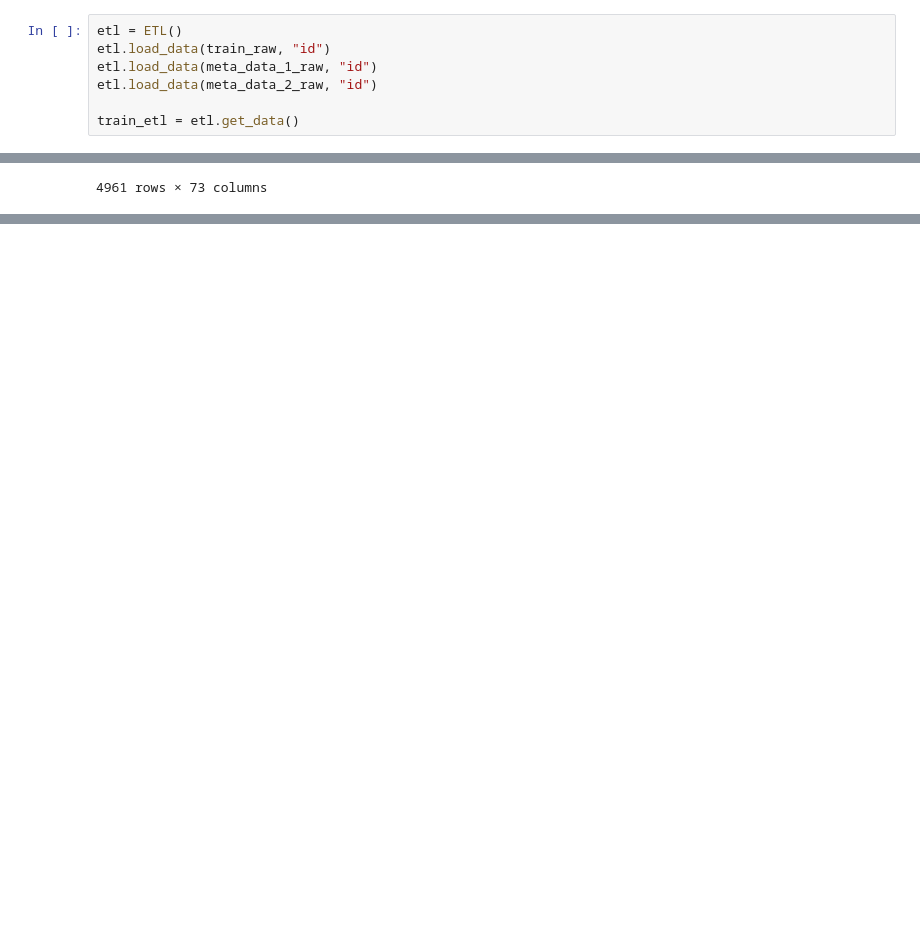
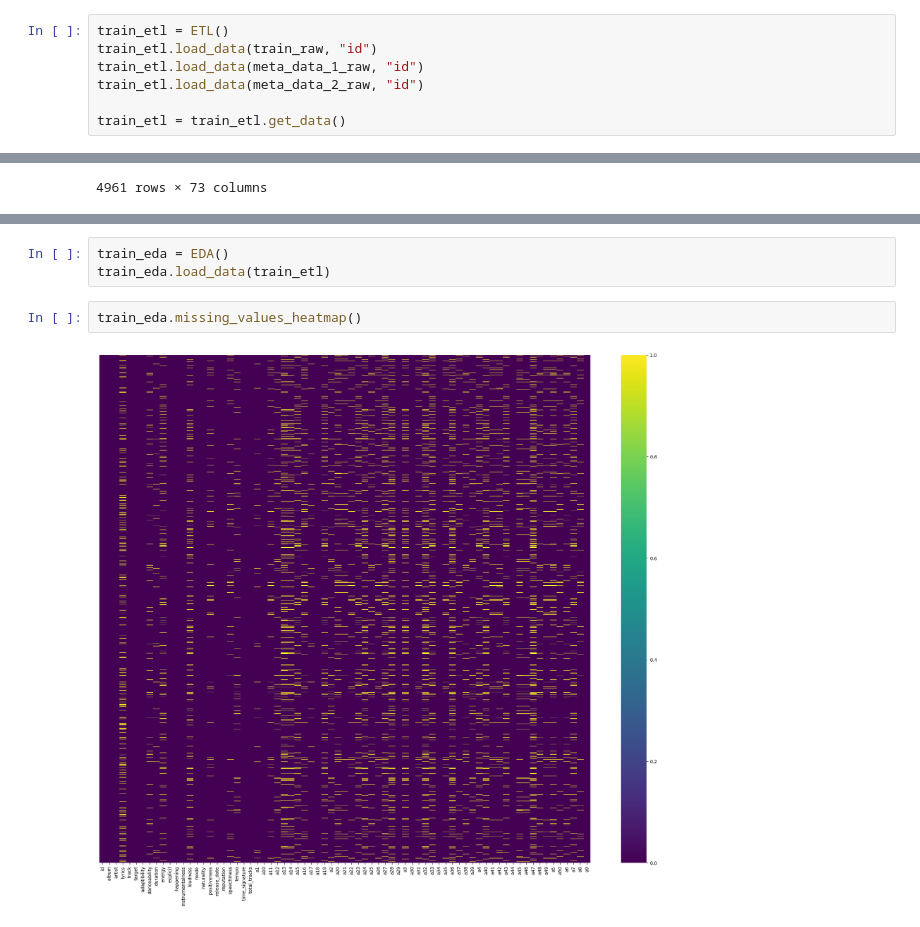
Before and after one commit to sphussey/kaggle_competitions, a Jupyter notebook: neu-datathonfall2023-sph.ipynb, the cells around one changed output, grey strips where cells are left out. Cells and saved outputs as stored; diff of their text form; blank space fills up the shorter version.

```diff
--- a/neu-datathonfall2023-sph.ipynb
+++ b/neu-datathonfall2023-sph.ipynb
@@ -213,9 +230,9 @@ class ETL():
     def get_data(self):
         return self.core_data
 # %%
-etl = ETL()
-etl.load_data(train_raw, "id")
-etl.load_data(meta_data_1_raw, "id")
-etl.load_data(meta_data_2_raw, "id")
+train_etl = ETL()
+train_etl.load_data(train_raw, "id")
+train_etl.load_data(meta_data_1_raw, "id")
+train_etl.load_data(meta_data_2_raw, "id")
 
-train_etl = etl.get_data()
+train_etl = train_etl.get_data()
@@ -237,0 +339,7 @@ train_etl
+# %%
+train_eda = EDA()
+train_eda.load_data(train_etl)
+# %%
+train_eda.missing_values_heatmap()
+# %% [output]
+[figure, added]
```
Also changed, not shown: parts of 14 cells of this notebook.
